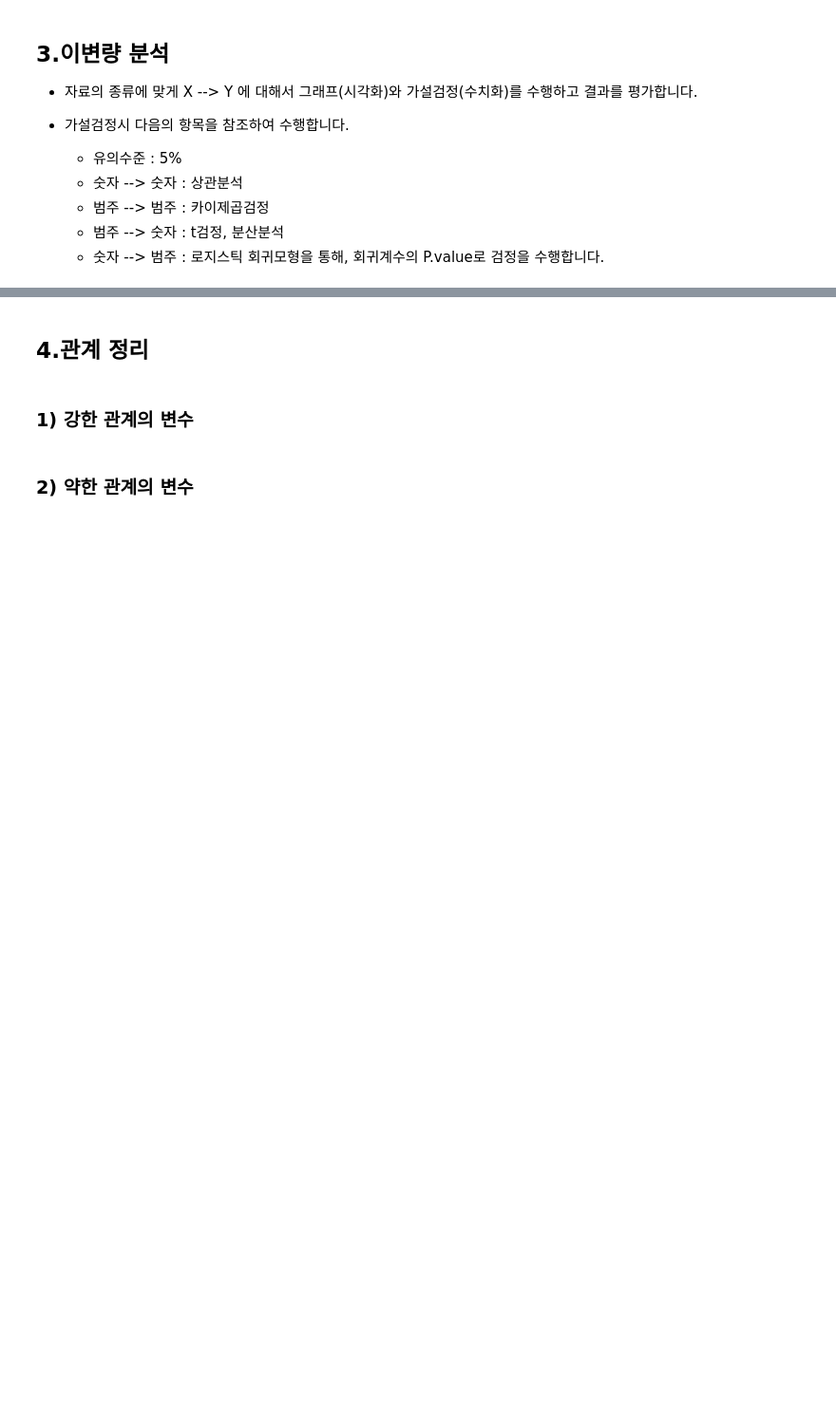
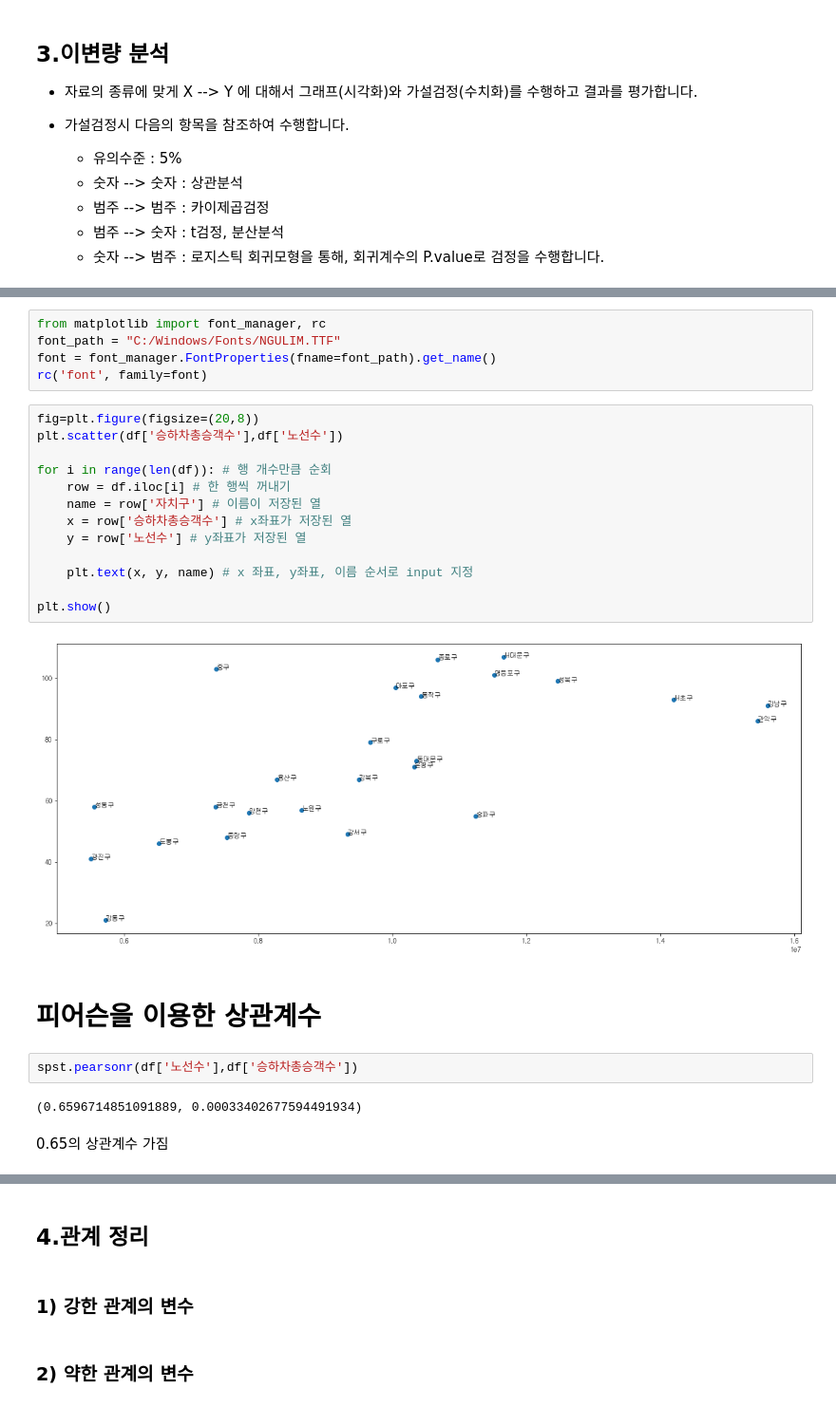
Before and after one commit to SongJeongHyo/EDA_project, a Jupyter notebook: 서울시 생활정보 기반 대중교통 수요 분석/1_5_데이터_불러오기_및_분석(EDA)_1차_데이터_분석.ipynb, the cells around one changed output, grey strips where cells are left out. Shown at 95% size. Drawn from its saved outputs; the diff is of its cells as text; blank space fills up the shorter version.

```diff
--- a/서울시 생활정보 기반 대중교통 수요 분석/1_5_데이터_불러오기_및_분석(EDA)_1차_데이터_분석.ipynb
+++ b/서울시 생활정보 기반 대중교통 수요 분석/1_5_데이터_불러오기_및_분석(EDA)_1차_데이터_분석.ipynb
@@ -165,0 +173,28 @@ SyntaxError: invalid syntax (1535300224.py, line 1)
+# %%
+from matplotlib import font_manager, rc
+font_path = "C:/Windows/Fonts/NGULIM.TTF"
+font = font_manager.FontProperties(fname=font_path).get_name()
+rc('font', family=font)
+# %%
+fig=plt.figure(figsize=(20,8))
+plt.scatter(df['승하차총승객수'],df['노선수'])
+
+for i in range(len(df)): # 행 개수만큼 순회
+    row = df.iloc[i] # 한 행씩 꺼내기
+    name = row['자치구'] # 이름이 저장된 열
+    x = row['승하차총승객수'] # x좌표가 저장된 열
+    y = row['노선수'] # y좌표가 저장된 열
+
+    plt.text(x, y, name) # x 좌표, y좌표, 이름 순서로 input 지정
+
+plt.show()
+# %% [output]
+[figure, added]
+# %% [markdown]
+# 피어슨을 이용한 상관계수
+# %%
+spst.pearsonr(df['노선수'],df['승하차총승객수'])
+# %% [output]
+(0.6596714851091889, 0.00033402677594491934)
+# %% [markdown]
+0.65의 상관계수 가짐
```
Also changed, not shown: parts of 58 cells of this notebook, 4 other files.
